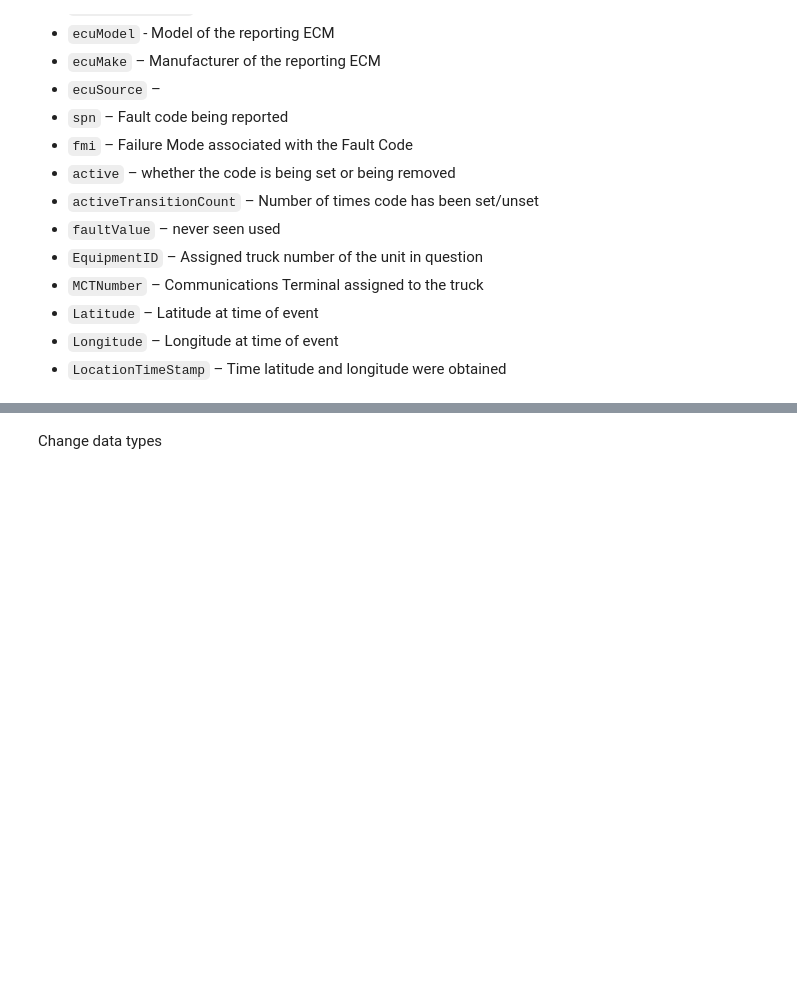
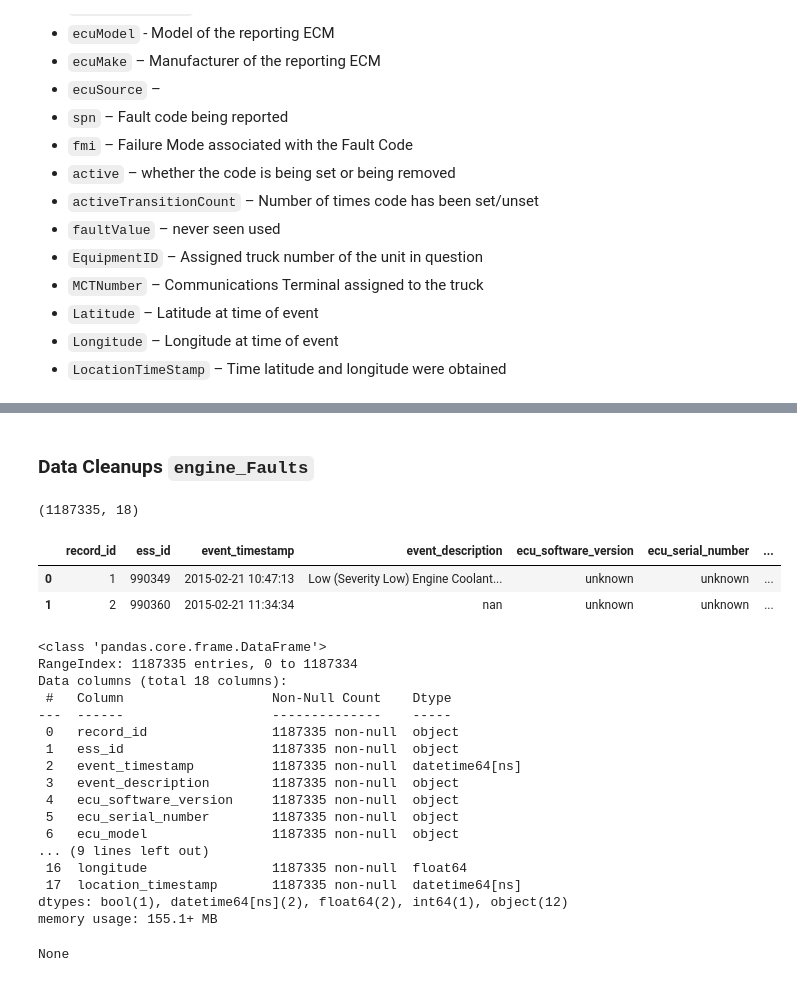
Before and after one commit to dailyp/big_g_express-go_big_g, a Jupyter notebook: notebooks/Data-Exploration.ipynb, the cells around one changed output, grey strips where cells are left out. Saved outputs shown, nothing was run; the diff lists cells and outputs as text; code cells hidden in the pictures; blank space fills up the shorter version.

```diff
--- a/notebooks/Data-Exploration.ipynb
+++ b/notebooks/Data-Exploration.ipynb
@@ -32,23 +62,0 @@ Rename columns
-# %%
-engine_faults = engine_faults.rename(columns={
-    "RecordID": "record_id",
-    "ESS_Id": "ess_id",
-    "EventTimeStamp": "event_timestamp",
-    "eventDescription": "event_description",
-    "actionDescription": "action_description",
-    "ecuSoftwareVersion": "ecu_software_version",
-    "ecuSerialNumber": "ecu_serial_number",
-    "ecuModel": "ecu_model",
-    "ecuMake": "ecu_make",
-    "ecuSource": "ecu_source",
-    "activeTransitionCount": "active_transition_count",
-    "faultValue": "fault_value",
-    "EquipmentID": "equipment_id",
-    "MCTNumber": "mtc_number",
-    "Latitude": "latitude",
-    "Longitude": "longitude",
-    "LocationTimeStamp": "location_timestamp"
-})
-
-display(engine_faults.shape)
-engine_faults.head()
@@ -63,3 +63,3 @@ engine_faults.head()
-# %% [markdown]
-Change data types
+# %% [markdown]
+### Data Cleanups `engine_Faults`
 # %%
@@ -73 +119,28 @@ engine_faults["mtc_number"] = engine_faults["mtc_number"].astype("str")
 engine_faults["location_timestamp"] = engine_faults["location_timestamp"].astype("datetime64")
+# %%
+display(engine_faults.shape)
+display(engine_faults.head(2))
+display(engine_faults.info())
+# %% [output]
+(1187335, 18)
+|  | record_id | ess_id | event_timestamp | event_description | ecu_software_version | ecu_serial_number | ... |
+| 0 | 1 | 990349 | 2015-02-21 10:47:13 | Low (Severity Low) Engine Coolant... | unknown | unknown | ... |
+| 1 | 2 | 990360 | 2015-02-21 11:34:34 | nan | unknown | unknown | ... |
+<class 'pandas.core.frame.DataFrame'>
+RangeIndex: 1187335 entries, 0 to 1187334
+Data columns (total 18 columns):
+ #   Column                   Non-Null Count    Dtype
+---  ------                   --------------    -----
+ 0   record_id                1187335 non-null  object
+ 1   ess_id                   1187335 non-null  object
+ 2   event_timestamp          1187335 non-null  datetime64[ns]
+ 3   event_description        1187335 non-null  object
+ 4   ecu_software_version     1187335 non-null  object
+ 5   ecu_serial_number        1187335 non-null  object
+ 6   ecu_model                1187335 non-null  object
+... (9 lines left out)
+ 16  longitude                1187335 non-null  float64
+ 17  location_timestamp       1187335 non-null  datetime64[ns]
+dtypes: bool(1), datetime64[ns](2), float64(2), int64(1), object(12)
+memory usage: 155.1+ MB
+None
```
Also changed, not shown: parts of 17 cells of this notebook, 1 other file.
